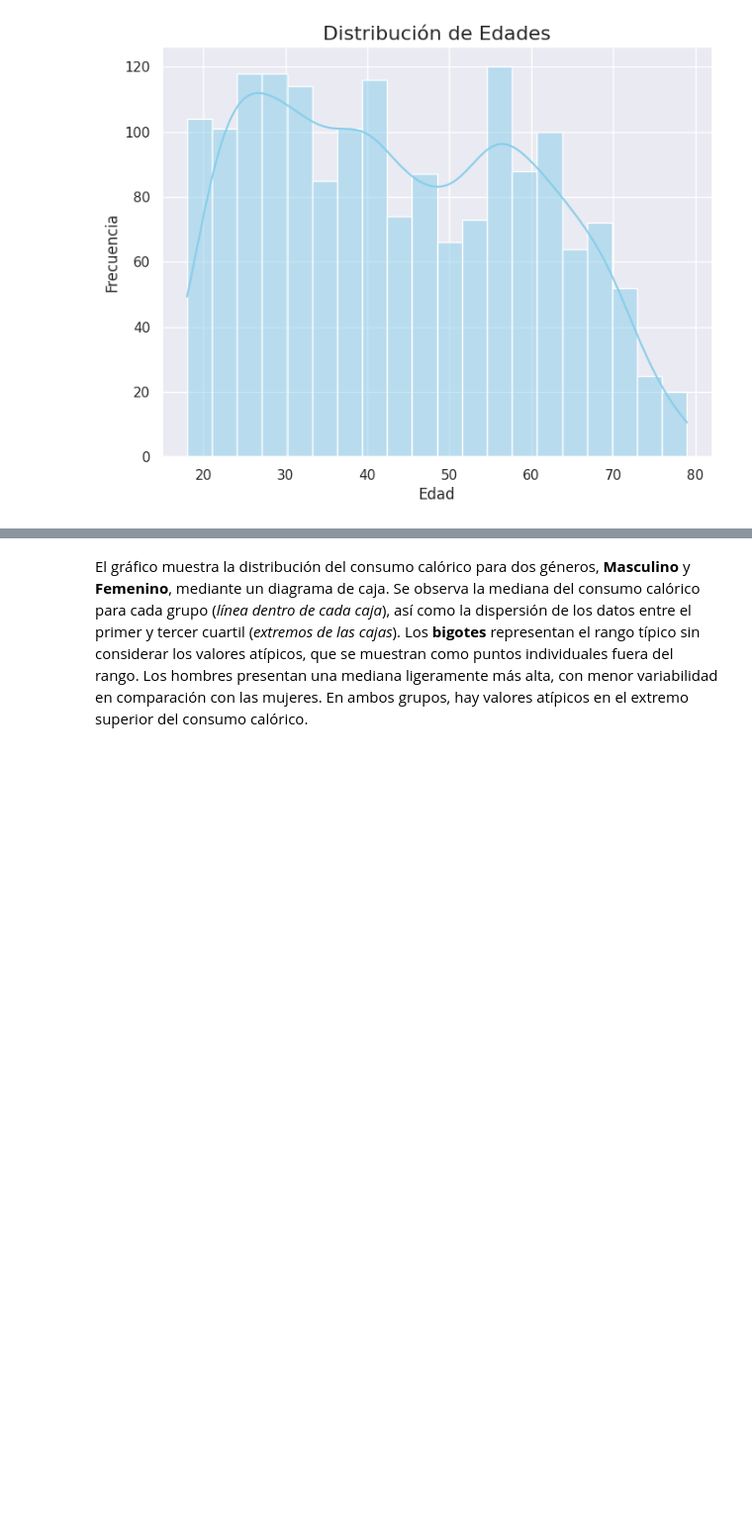
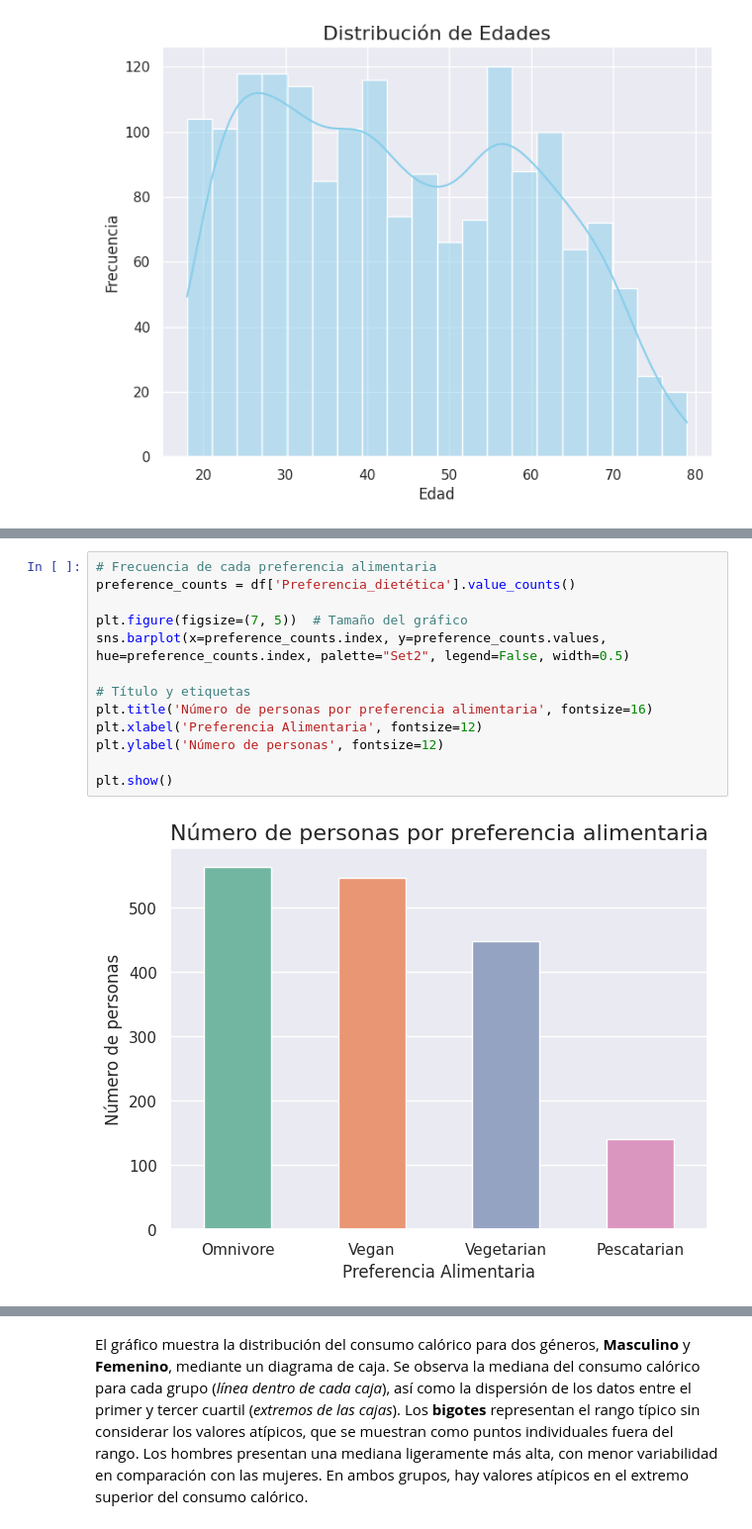
Before and after one commit to miriam013/Nutrition-Daily-Meals, a Jupyter notebook: Nutrition_Daily_Meals.ipynb, the cells around one changed output, grey strips where cells are left out. Shown: that part at 99% size. Saved outputs shown, nothing was run; the diff lists cells and outputs as text; blank space fills up the shorter version.

```diff
--- a/Nutrition_Daily_Meals.ipynb
+++ b/Nutrition_Daily_Meals.ipynb
@@ -177,0 +169,15 @@ plt.show()
+# %%
+# Frecuencia de cada preferencia alimentaria
+preference_counts = df['Preferencia_dietética'].value_counts()
+
+plt.figure(figsize=(7, 5))  # Tamaño del gráfico
+sns.barplot(x=preference_counts.index, y=preference_counts.values, hue=preference_counts.index, palette="Set2", legend=False, width=0.5)
+
+# Título y etiquetas
+plt.title('Número de personas por preferencia alimentaria', fontsize=16)
+plt.xlabel('Preferencia Alimentaria', fontsize=12)
+plt.ylabel('Número de personas', fontsize=12)
+
+plt.show()
+# %% [output]
+[figure, added]
```
Also changed, not shown: parts of 9 cells of this notebook.
